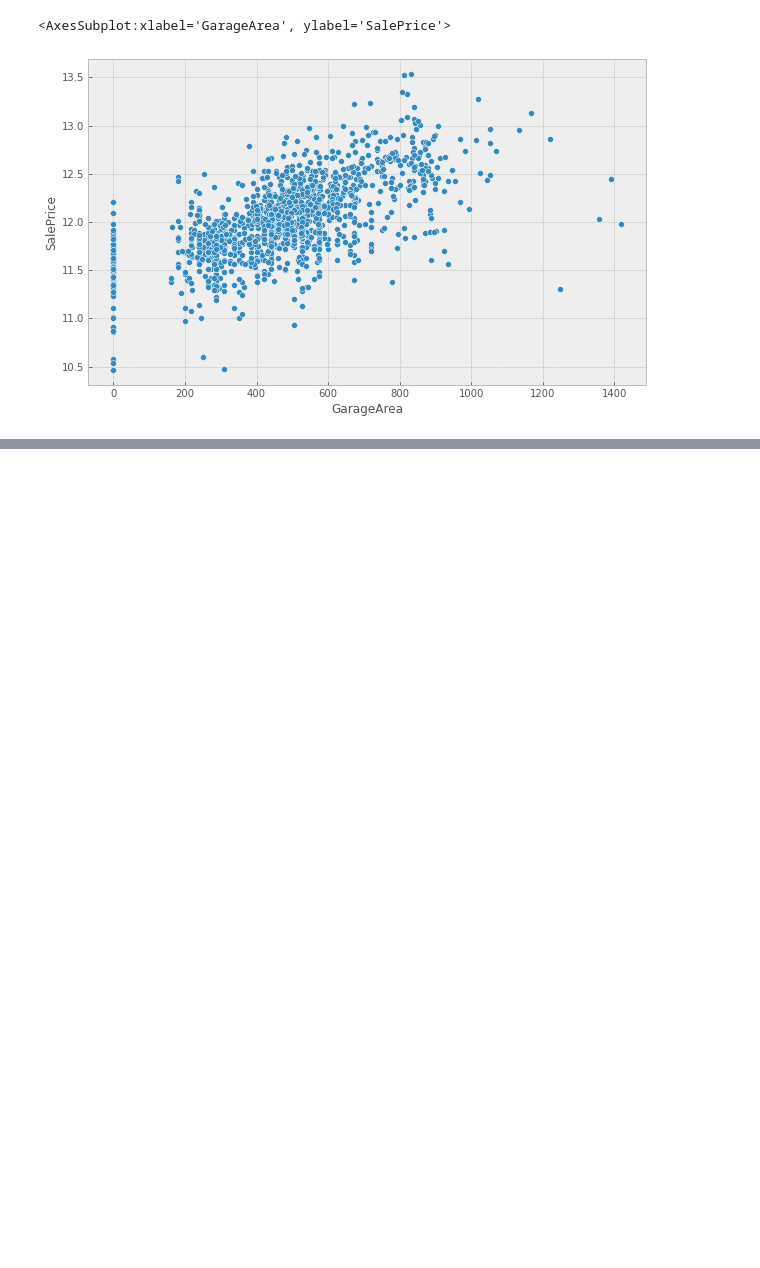
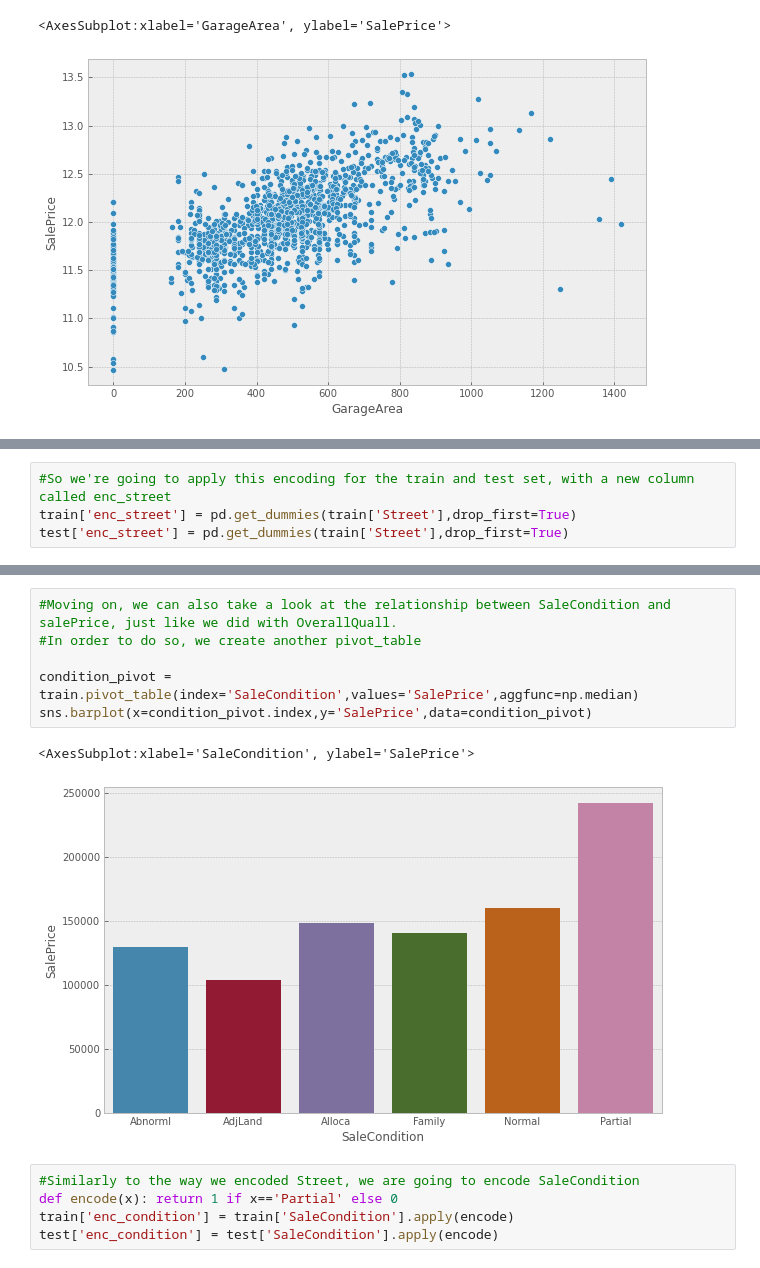
Before and after one commit to FacuCuzziol/HousePricesPrediction, a Jupyter notebook: House-Prices-Regression.ipynb, the cells around one changed output, grey strips where cells are left out. Saved outputs shown, nothing was run; the diff lists cells and outputs as text; blank space fills up the shorter version.

```diff
--- a/House-Prices-Regression.ipynb
+++ b/House-Prices-Regression.ipynb
@@ -197,0 +237,4 @@ plt.
+# %%
+#So we're going to apply this encoding for the train and test set, with a new column called enc_street
+train['enc_street'] = pd.get_dummies(train['Street'],drop_first=True)
+test['enc_street'] = pd.get_dummies(train['Street'],drop_first=True)
@@ -197,0 +249,14 @@ plt.
+# %%
+#Moving on, we can also take a look at the relationship between SaleCondition and salePrice, just like we did with OverallQuall.
+#In order to do so, we create another pivot_table
+
+condition_pivot = train.pivot_table(index='SaleCondition',values='SalePrice',aggfunc=np.median)
+sns.barplot(x=condition_pivot.index,y='SalePrice',data=condition_pivot)
+# %% [output]
+<AxesSubplot:xlabel='SaleCondition', ylabel='SalePrice'>
+[figure, added]
+# %%
+#Similarly to the way we encoded Street, we are going to encode SaleCondition
+def encode(x): return 1 if x=='Partial' else 0
+train['enc_condition'] = train['SaleCondition'].apply(encode)
+test['enc_condition'] = test['SaleCondition'].apply(encode)
```
Also changed, not shown: parts of 20 cells of this notebook.
